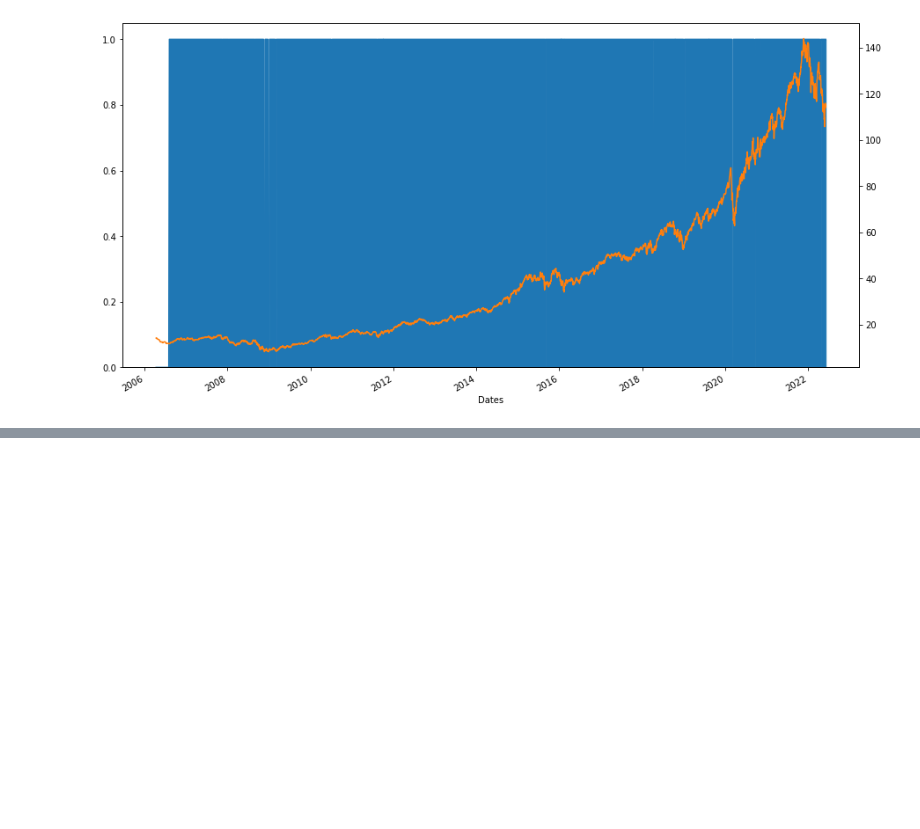
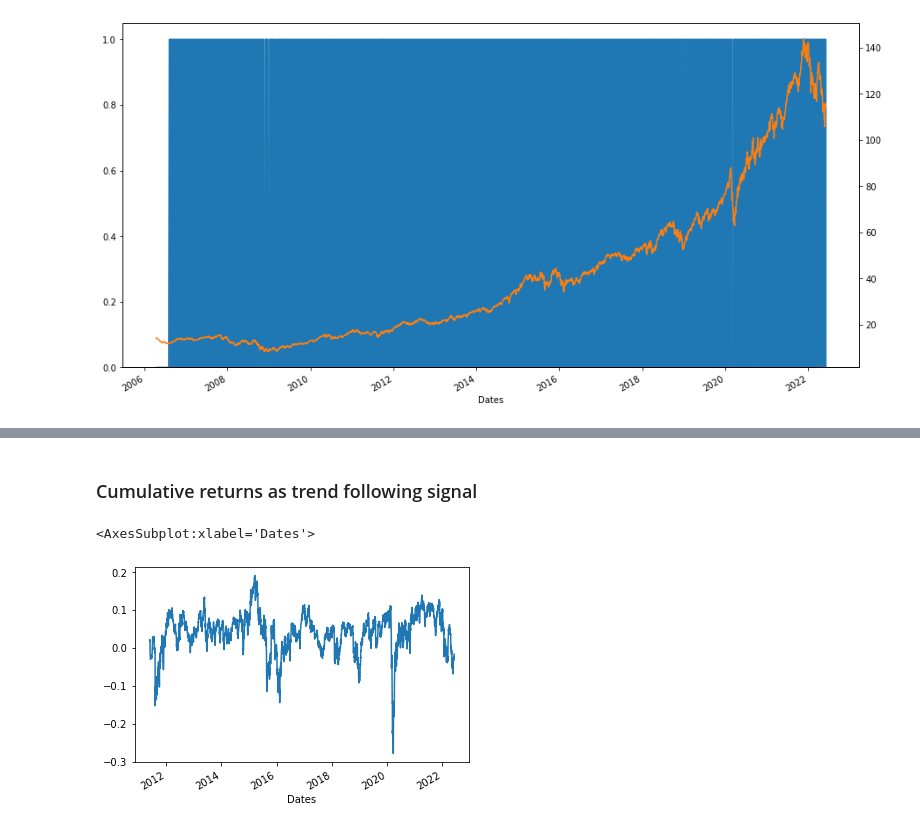
Before and after one commit to bearloop/strategies, a Jupyter notebook: naive_trend_following.ipynb, the cells around one changed output, grey strips where cells are left out. Drawn from its saved outputs; the diff is of its cells as text; code cells hidden in the pictures; blank space fills up the shorter version.

```diff
--- a/naive_trend_following.ipynb
+++ b/naive_trend_following.ipynb
@@ -197,0 +216,23 @@ qla.plot_line(exxt_strat[list(summ.index[:4])+['BH']].dropna(), rebase=True)
+# %% [markdown]
+### Cumulative returns as trend following signal
+# %%
+def getCumReturns(asset, lags):
+
+    ret = pd.DataFrame(index=asset.index)
+    for i in lags:
+
+        ret[i] = asset.pct_change(i)
+
+    # Exponential weights
+    w = pd.DataFrame(len(lags)/pd.DataFrame([i for i in range(1,len(lags)+1)]).ewm(com=0.5).mean())
+    w.index = lags
+    w = w/w.sum()
+
+    ret['Overall'] = ret.mul(w.T.values).sum(axis=1)
+    return ret.dropna(), w
+# %%
+rr, w = getCumReturns(pr.SWDA,[21,21*2,21*3,21*4,21*5,21*6,21*7,21*8,21*9,21*10,21*11,21*12])
+rr.Overall.plot()
+# %% [output]
+<AxesSubplot:xlabel='Dates'>
+[figure, added]
```
Also changed, not shown: parts of 10 cells of this notebook, 1 other file.
